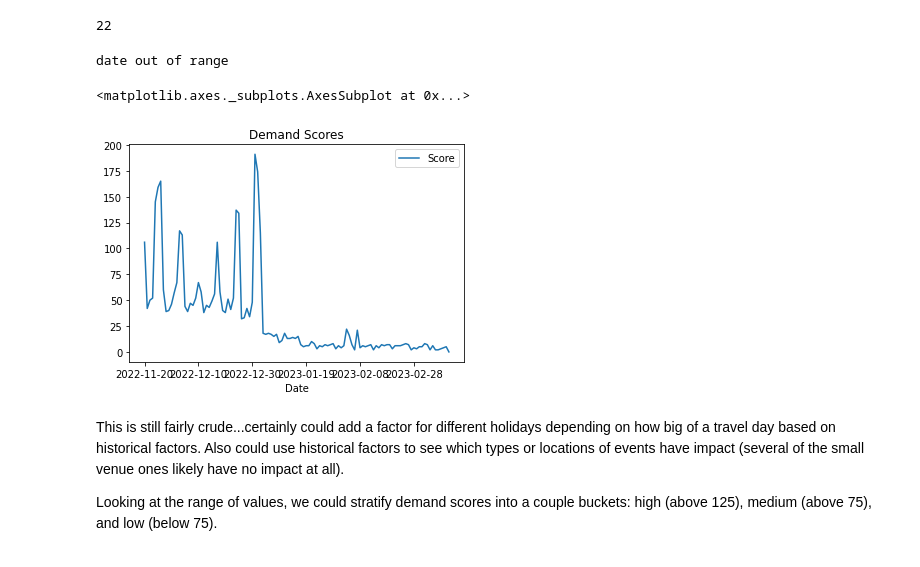
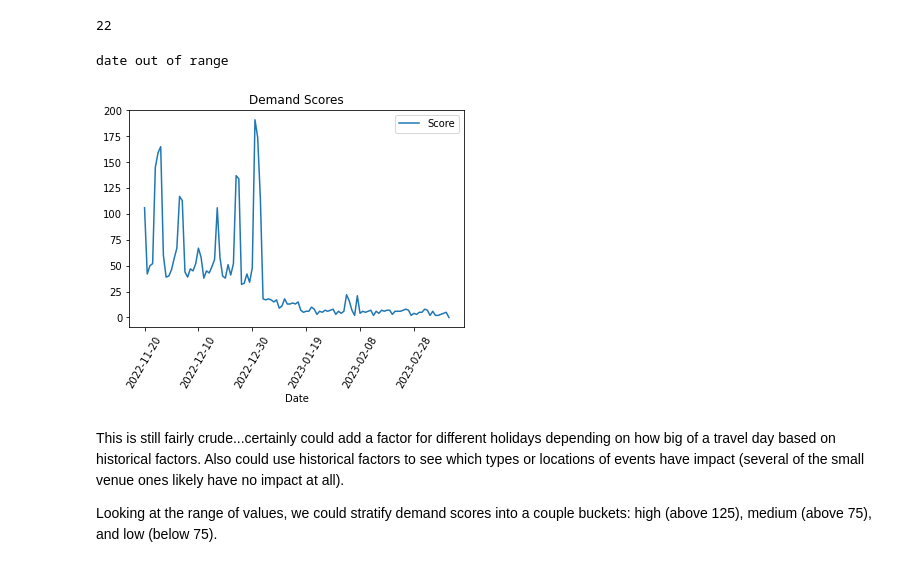
Before and after one commit to JADukeAIPI/AIPIProject, a Jupyter notebook: EDA_and_modeling.ipynb, the cells around one changed output. Cells and saved outputs as stored; diff of their text form; code cells hidden in the pictures.

```diff
--- a/EDA_and_modeling.ipynb
+++ b/EDA_and_modeling.ipynb
@@ -29,15 +29,15 @@ fatal: destination path 'AIPIProject' already exists and is not an empty directo
 #but still in process, so using the archived csv files for this
 
 #get events data
-all_events_df = pd.read_csv('AIPIProject/all_events_through0315.csv')
-large_events_df = pd.read_csv('AIPIProject/large_events.csv')
+all_events_df = pd.read_csv('all_events_through0315.csv')
+large_events_df = pd.read_csv('large_events.csv')
 
 #get kaggle cars data
-car_rental_data_df = pd.read_csv('AIPIProject/CarRentalDataV1.csv')
+car_rental_data_df = pd.read_csv('CarRentalDataV1.csv')
 
 #get rental car data from the API
-all_cars_df = pd.read_csv('AIPIProject/AllCarsAPI.csv')
-luxury_cars_df = pd.read_csv('AIPIProject/LuxuryAPI.csv')
+all_cars_df = pd.read_csv('AllCarsAPI.csv')
+luxury_cars_df = pd.read_csv('LuxuryAPI.csv')
 # %%
 atlanta_car_rental_data_df = car_rental_data_df[car_rental_data_df['location.city']=='Atlanta']
 atlanta_car_rental_data_df
@@ -377,18 +381,19 @@ demand_score('2023-02-03', all_events_clean, holiday_list)
 # %%
 #plot demand scores over the next couple months:
 demand_score_dict = {}
 for i in range(1,115):
   date = datetime.today()+timedelta(days=i)
   date = date.strftime('%Y-%m-%d')
 
   demand_score_dict[date]=demand_score(date, all_events_clean, holiday_list)
 
 demand_df = pd.DataFrame(demand_score_dict.items(), columns=['Date', 'Score']).set_index('Date')
 demand_df.plot(title="Demand Scores")
+plt.xticks(rotation = 60)
+plt.show()
 # %% [output]
 date out of range
-<matplotlib.axes._subplots.AxesSubplot at 0x...>
-[figure, old version]
+[figure, new version]
 # %% [markdown]
 This is still fairly crude...certainly could add a factor for different holidays depending on how big of a travel day based on historical factors. Also could use historical factors to see which types or locations of events have impact (several of the small venue ones likely have no impact at all).
 
```
Also changed, not shown: parts of 8 cells of this notebook.
